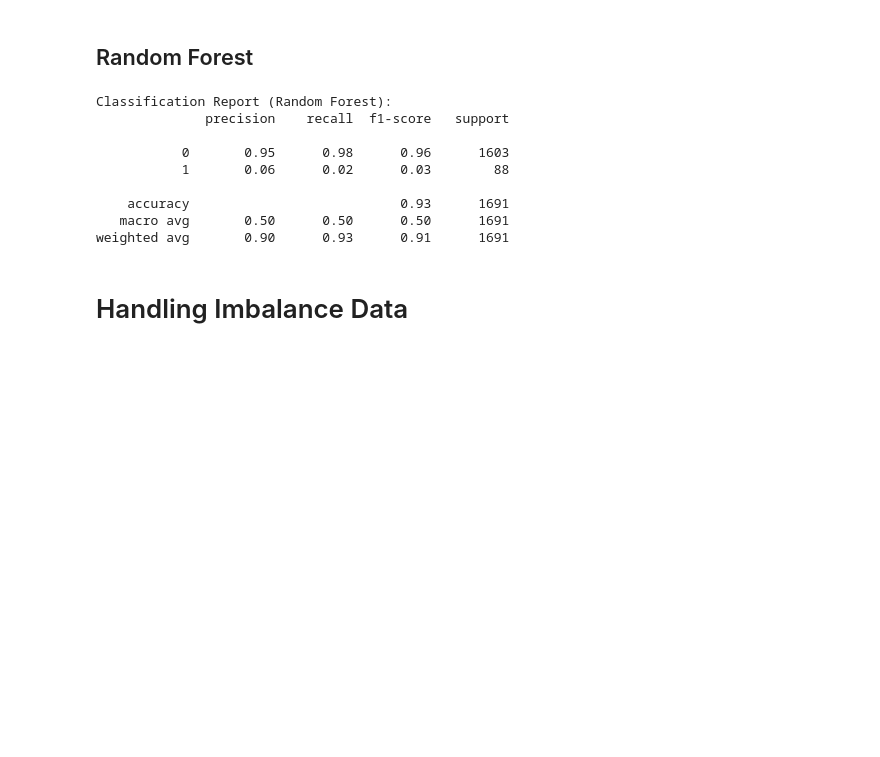
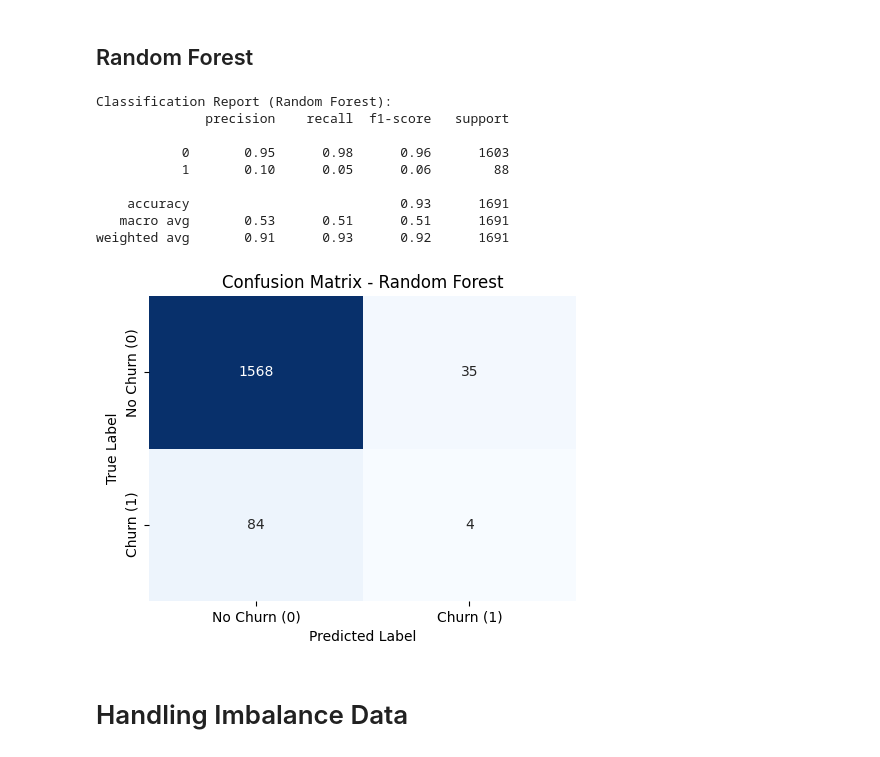
Before and after one commit to HaikalFrds/Costumer-Churn-Project, a Jupyter notebook: main.ipynb, the cells around one changed output. Cells and saved outputs as stored; diff of their text form; code cells hidden in the pictures; blank space fills up the shorter version.

Commit message:
Improve Modelling

```diff
--- a/main.ipynb
+++ b/main.ipynb
@@ -340,4 +341,6 @@ df_model['Mobile_rev_ratio'] = (
 # %% [markdown]
 # Drop Unused Feature
 # %%
-df_model = df_model.drop(columns=['PID', 'Billing_ZIP', 'KA_name', 'ARPU_segment'])
+df_model = df_model.drop(columns=['PID', 'Billing_ZIP', 'KA_name',
+                                  'ARPU_segment', 'Active_subscribers',
+                                  'Active_subscribers', 'Total_SUBs', 'TotalRevenue'])
@@ -490,11 +502,27 @@ Classification Report (Random Forest):
               precision    recall  f1-score   support
 
            0       0.95      0.98      0.96      1603
-           1       0.06      0.02      0.03        88
+           1       0.10      0.05      0.06        88
 
     accuracy                           0.93      1691
-   macro avg       0.50      0.50      0.50      1691
-weighted avg       0.90      0.93      0.91      1691
+   macro avg       0.53      0.51      0.51      1691
+weighted avg       0.91      0.93      0.92      1691
+# %%
+# Confusion matrix
+conf_matrix = confusion_matrix(y_test, y_pred_rc)
+
+# Visualisasi
+plt.figure(figsize=(5,4))
+sns.heatmap(conf_matrix, annot=True, fmt='d', cmap='Blues', cbar=False,
+            xticklabels=['No Churn (0)', 'Churn (1)'],
+            yticklabels=['No Churn (0)', 'Churn (1)'])
+plt.xlabel('Predicted Label')
+plt.ylabel('True Label')
+plt.title('Confusion Matrix - Random Forest')
+plt.tight_layout()
+plt.show()
+# %% [output]
+[figure, added]
 # %% [markdown]
 # Handling Imbalance Data
 # %%
```
Also changed, not shown: parts of 9 cells of this notebook.
